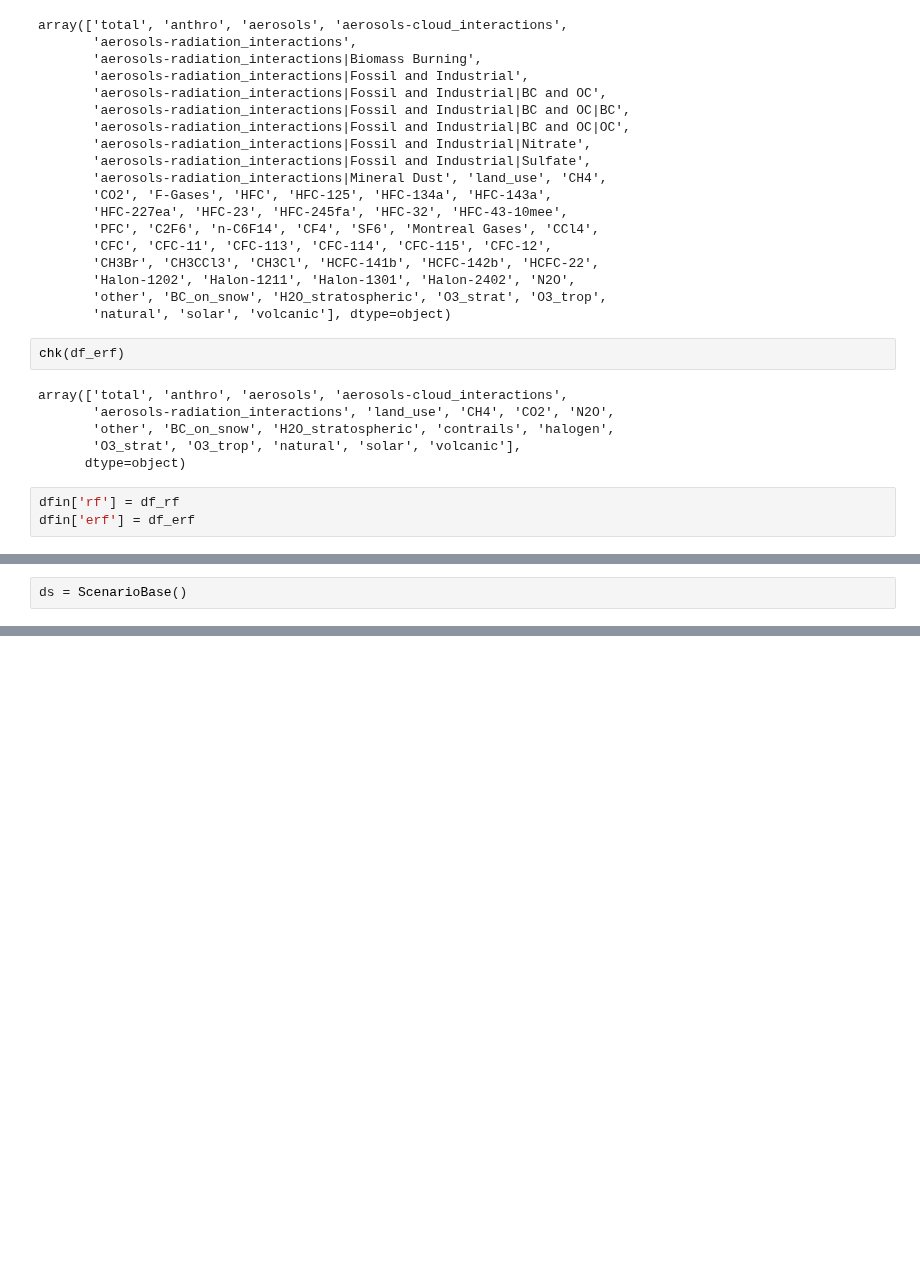
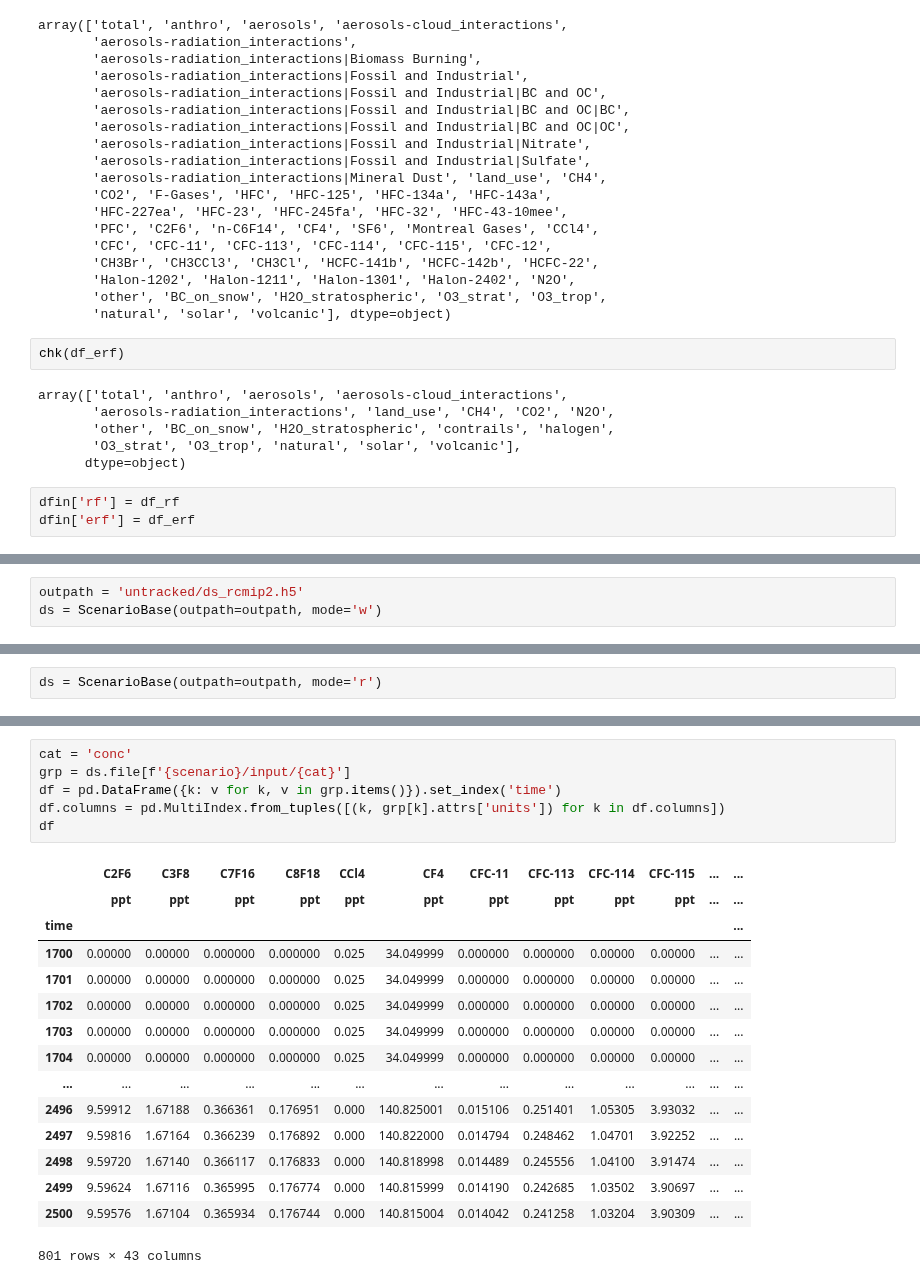
Before and after one commit to tsutsui1872/mce, a Jupyter notebook: notebook/mk_scenario_rcmip2.ipynb, the cells around one changed output, grey strips where cells are left out. Cells and saved outputs as stored; diff of their text form; blank space fills up the shorter version.

Commit message:
adds code to save data

```diff
--- a/notebook/mk_scenario_rcmip2.ipynb
+++ b/notebook/mk_scenario_rcmip2.ipynb
@@ -315,3 +312,4 @@ dfin['erf'] = df_erf
 # %%
-ds = ScenarioBase()
+outpath = 'untracked/ds_rcmip2.h5'
+ds = ScenarioBase(outpath=outpath, mode='w')
 # %% [output]
@@ -378,0 +353,2 @@ for k1, v1 in dfin[cat].groupby(id_vars_1):
+# %%
+ds = ScenarioBase(outpath=outpath, mode='r')
@@ -422,0 +455,22 @@ pd.DataFrame({k: v for k, v in grp.items()}).set_index('time')
+# %%
+cat = 'conc'
+grp = ds.file[f'{scenario}/input/{cat}']
+df = pd.DataFrame({k: v for k, v in grp.items()}).set_index('time')
+df.columns = pd.MultiIndex.from_tuples([(k, grp[k].attrs['units']) for k in df.columns])
+df
+# %% [output]
+|  | C2F6 | C3F8 | C7F16 | C8F18 | CCl4 | CF4 | CFC-11 | CFC-113 | CFC-114 | CFC-115 | ... | ... |
+|  | ppt | ppt | ppt | ppt | ppt | ppt | ppt | ppt | ppt | ppt | ... | ... |
+| time |  |  |  |  |  |  |  |  |  |  |  | ... |
+| 1700 | 0.00000 | 0.00000 | 0.000000 | 0.000000 | 0.025 | 34.049999 | 0.000000 | 0.000000 | 0.00000 | 0.00000 | ... | ... |
+| 1701 | 0.00000 | 0.00000 | 0.000000 | 0.000000 | 0.025 | 34.049999 | 0.000000 | 0.000000 | 0.00000 | 0.00000 | ... | ... |
+| 1702 | 0.00000 | 0.00000 | 0.000000 | 0.000000 | 0.025 | 34.049999 | 0.000000 | 0.000000 | 0.00000 | 0.00000 | ... | ... |
+| 1703 | 0.00000 | 0.00000 | 0.000000 | 0.000000 | 0.025 | 34.049999 | 0.000000 | 0.000000 | 0.00000 | 0.00000 | ... | ... |
+| 1704 | 0.00000 | 0.00000 | 0.000000 | 0.000000 | 0.025 | 34.049999 | 0.000000 | 0.000000 | 0.00000 | 0.00000 | ... | ... |
+| ... | ... | ... | ... | ... | ... | ... | ... | ... | ... | ... | ... | ... |
+| 2496 | 9.59912 | 1.67188 | 0.366361 | 0.176951 | 0.000 | 140.825001 | 0.015106 | 0.251401 | 1.05305 | 3.93032 | ... | ... |
+| 2497 | 9.59816 | 1.67164 | 0.366239 | 0.176892 | 0.000 | 140.822000 | 0.014794 | 0.248462 | 1.04701 | 3.92252 | ... | ... |
+| 2498 | 9.59720 | 1.67140 | 0.366117 | 0.176833 | 0.000 | 140.818998 | 0.014489 | 0.245556 | 1.04100 | 3.91474 | ... | ... |
+| 2499 | 9.59624 | 1.67116 | 0.365995 | 0.176774 | 0.000 | 140.815999 | 0.014190 | 0.242685 | 1.03502 | 3.90697 | ... | ... |
+| 2500 | 9.59576 | 1.67104 | 0.365934 | 0.176744 | 0.000 | 140.815004 | 0.014042 | 0.241258 | 1.03204 | 3.90309 | ... | ... |
+801 rows × 43 columns
```
Also changed, not shown: parts of 20 cells of this notebook.
